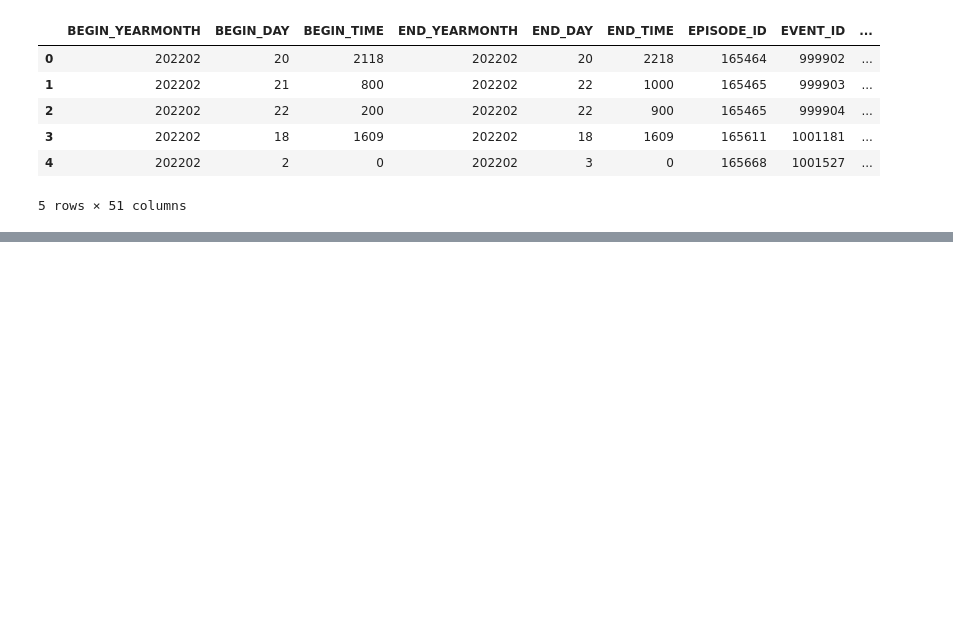
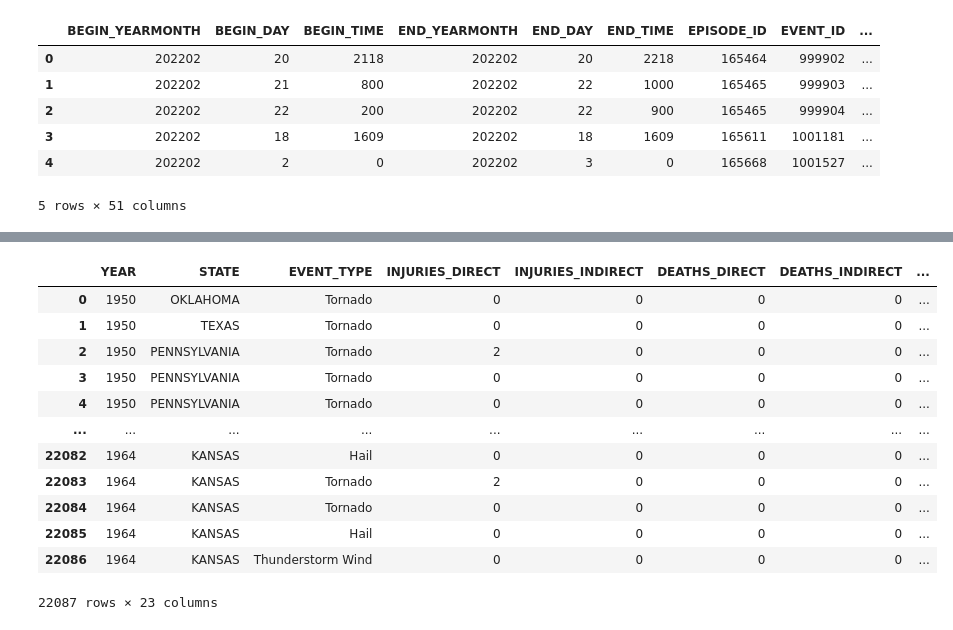
Before and after one commit to elizabethmorgan26/team1, a Jupyter notebook: Storm_Analysis.ipynb, the cells around one changed output, grey strips where cells are left out. Saved outputs shown, nothing was run; the diff lists cells and outputs as text; code cells hidden in the pictures; blank space fills up the shorter version.

Commit message:
Storm_Analysis

```diff
--- a/Storm_Analysis.ipynb
+++ b/Storm_Analysis.ipynb
@@ -35,3 +35,23 @@ mergestorm_df.head()
 | 3 | 202202 | 18 | 1609 | 202202 | 18 | 1609 | 165611 | 1001181 | ... |
 | 4 | 202202 | 2 | 0 | 202202 | 3 | 0 | 165668 | 1001527 | ... |
 5 rows × 51 columns
+# %%
+#merging all the datasets into one for earliest available data years
+mergestorm1950_1964_df = pd.concat(
+    map(pd.read_csv, ["resources/stormevents_1950.csv",
+                      "resources/stormevents_1951.csv",
+                      "resources/stormevents_1952.csv",
+                      "resources/stormevents_1953.csv",
+                      "resources/stormevents_1954.csv",
+                      "resources/stormevents_1955.csv",
+                      "resources/stormevents_1956.csv",
+                      "resources/stormevents_1957.csv",
+                      "resources/stormevents_1958.csv",
+                      "resources/stormevents_1959.csv",
+                      "resources/stormevents_1960.csv",
+                      "resources/stormevents_1961.csv",
+                      "resources/stormevents_1962.csv",
+                      "resources/stormevents_1963.csv",
+                      "resources/stormevents_1964.csv"]),
+                      ignore_index=True)
+mergestorm1950_1964_df.head()
@@ -37,0 +106,40 @@ mergestorm_df.head()
+# %%
+# Create a DataFrame with selected columns
+mergestorm1950_1964_df = mergestorm1950_1964_df[["YEAR",
+                                     "STATE",
+                                     "EVENT_TYPE",
+                                     "INJURIES_DIRECT",
+                                     "INJURIES_INDIRECT",
+                                     "DEATHS_DIRECT",
+                                     "DEATHS_INDIRECT",
+                                     "DAMAGE_PROPERTY",
+                                     "DAMAGE_CROPS",
+                                     "SOURCE",
+                                     "MAGNITUDE",
+                                     "MAGNITUDE_TYPE",
+                                     "TOR_F_SCALE",
+                                     "TOR_LENGTH",
+                                     "TOR_WIDTH",
+                                     "TOR_OTHER_CZ_STATE",
+                                     "BEGIN_LOCATION",
+                                     "BEGIN_LAT",
+                                     "BEGIN_LON",
+                                     "END_LAT",
+                                     "END_LON",
+                                     "EPISODE_ID",
+                                     "EVENT_ID",]]
+mergestorm1950_1964_df
+# %% [output]
+|  | YEAR | STATE | EVENT_TYPE | INJURIES_DIRECT | INJURIES_INDIRECT | DEATHS_DIRECT | DEATHS_INDIRECT | ... |
+| 0 | 1950 | OKLAHOMA | Tornado | 0 | 0 | 0 | 0 | ... |
+| 1 | 1950 | TEXAS | Tornado | 0 | 0 | 0 | 0 | ... |
+| 2 | 1950 | PENNSYLVANIA | Tornado | 2 | 0 | 0 | 0 | ... |
+| 3 | 1950 | PENNSYLVANIA | Tornado | 0 | 0 | 0 | 0 | ... |
+| 4 | 1950 | PENNSYLVANIA | Tornado | 0 | 0 | 0 | 0 | ... |
+| ... | ... | ... | ... | ... | ... | ... | ... | ... |
+| 22082 | 1964 | KANSAS | Hail | 0 | 0 | 0 | 0 | ... |
+| 22083 | 1964 | KANSAS | Tornado | 2 | 0 | 0 | 0 | ... |
+| 22084 | 1964 | KANSAS | Tornado | 0 | 0 | 0 | 0 | ... |
+| 22085 | 1964 | KANSAS | Hail | 0 | 0 | 0 | 0 | ... |
+| 22086 | 1964 | KANSAS | Thunderstorm Wind | 0 | 0 | 0 | 0 | ... |
+22087 rows × 23 columns
```
Also changed, not shown: parts of 6 cells of this notebook.
